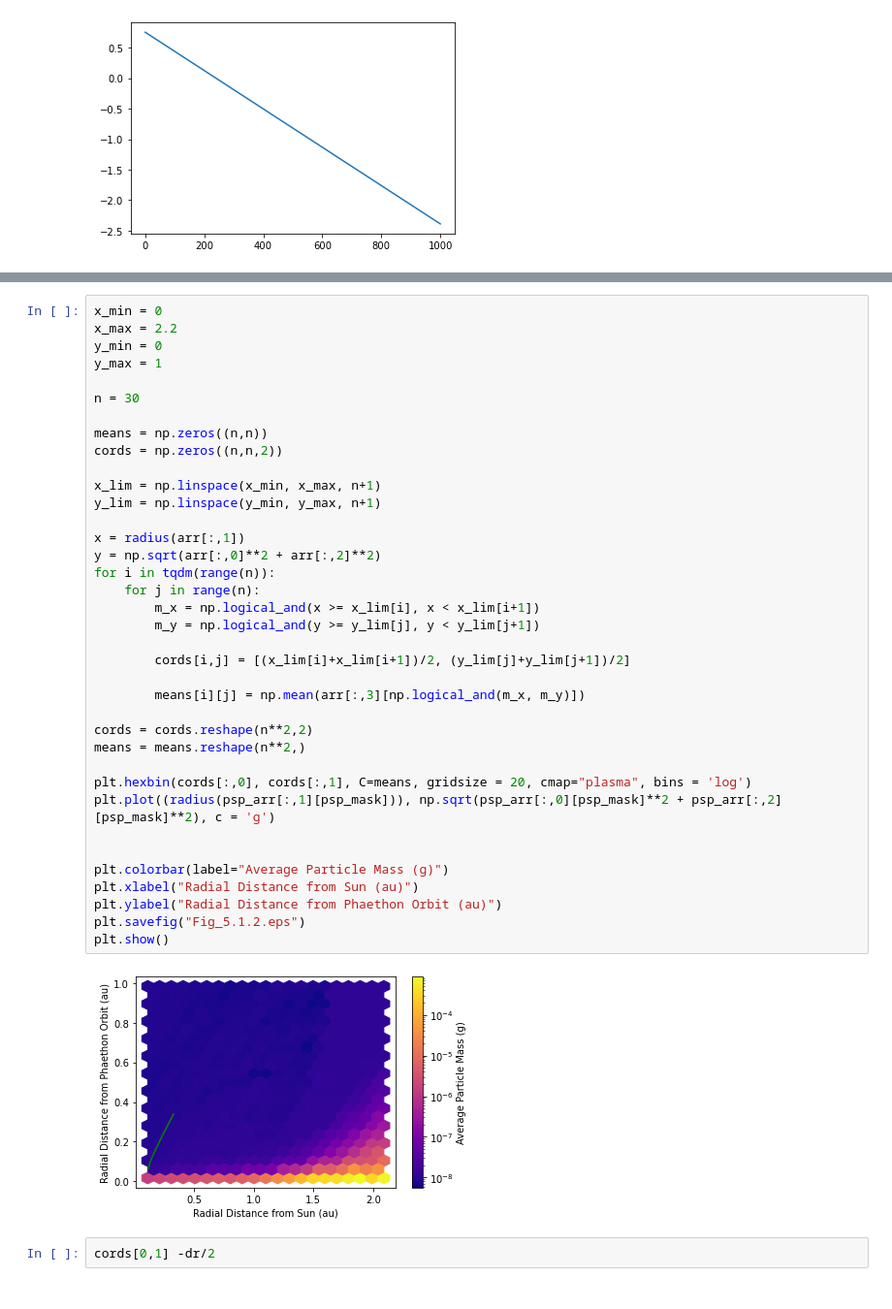
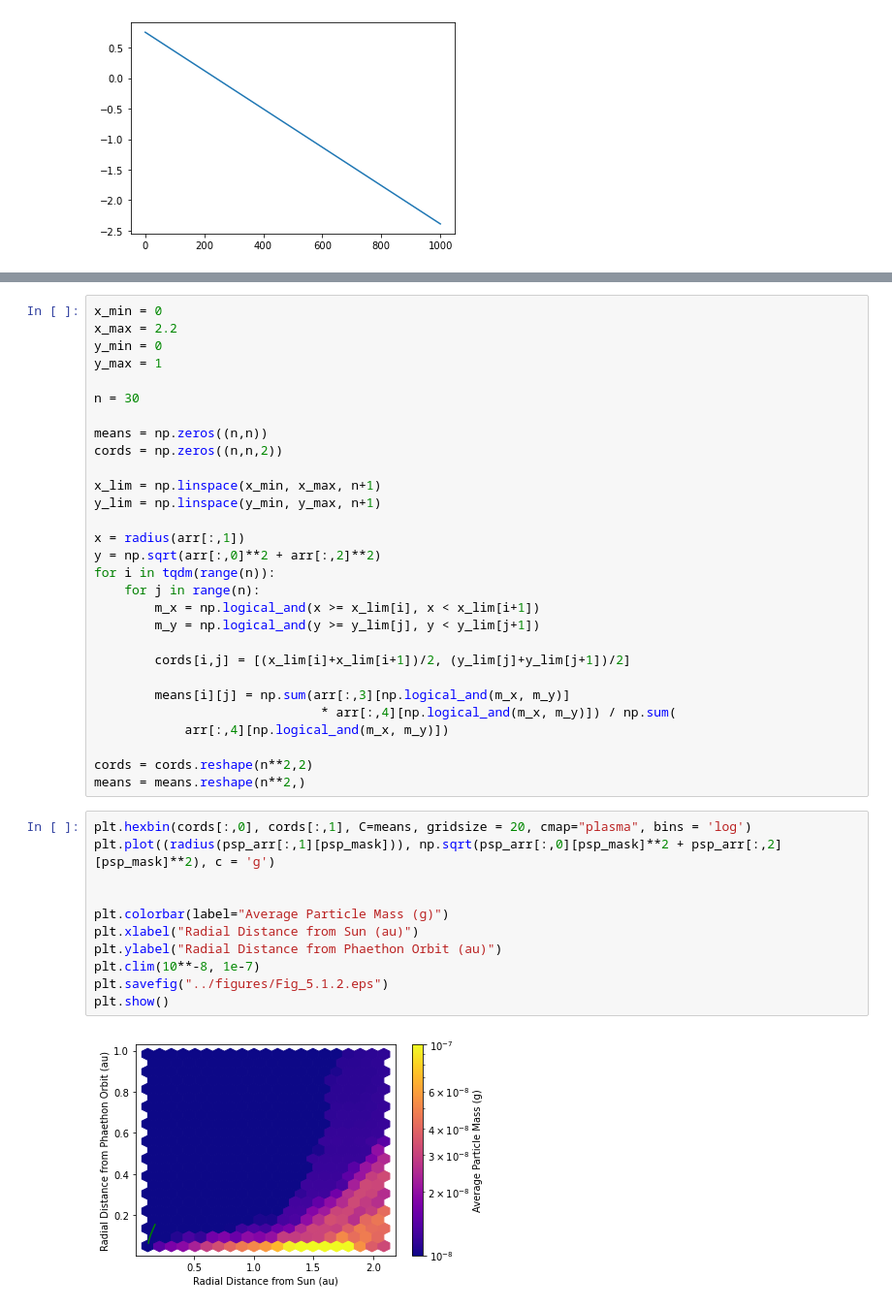
Before and after one commit to wcukier/Phaethon_Meteoroids, a Jupyter notebook: scripts/Fig 5 A -- Meteoroid Data Reader-Spectogram- outgoing-no_vel + orbit.ipynb, the cells around one changed output, grey strips where cells are left out. Shown at 97% size. Cells and saved outputs as stored; diff of their text form.

```diff
--- a/scripts/Fig 5 A -- Meteoroid Data Reader-Spectogram- outgoing-no_vel + orbit.ipynb
+++ b/scripts/Fig 5 A -- Meteoroid Data Reader-Spectogram- outgoing-no_vel + orbit.ipynb
@@ -341,23 +333,24 @@ for i in tqdm(range(n)):
 
         cords[i,j] = [(x_lim[i]+x_lim[i+1])/2, (y_lim[j]+y_lim[j+1])/2]
 
-        means[i][j] = np.mean(arr[:,3][np.logical_and(m_x, m_y)])
+        means[i][j] = np.sum(arr[:,3][np.logical_and(m_x, m_y)]
+                              * arr[:,4][np.logical_and(m_x, m_y)]) / np.sum(
+            arr[:,4][np.logical_and(m_x, m_y)])
 
 cords = cords.reshape(n**2,2)
 means = means.reshape(n**2,)
-
-plt.hexbin(cords[:,0], cords[:,1], C=means, gridsize = 20, cmap="plasma", bins = 'log')
-plt.plot((radius(psp_arr[:,1][psp_mask])), np.sqrt(psp_arr[:,0][psp_mask]**2 + psp_arr[:,2][psp_mask]**2), c = 'g')
-
-
-plt.colorbar(label="Average Particle Mass (g)")
-plt.xlabel("Radial Distance from Sun (au)")
-plt.ylabel("Radial Distance from Phaethon Orbit (au)")
-plt.savefig("Fig_5.1.2.eps")
-plt.show()
-# %% [output]
-[figure, removed]
-# %%
-cords[0,1] -dr/2
+# %%
+plt.hexbin(cords[:,0], cords[:,1], C=means, gridsize = 20, cmap="plasma", bins = 'log')
+plt.plot((radius(psp_arr[:,1][psp_mask])), np.sqrt(psp_arr[:,0][psp_mask]**2 + psp_arr[:,2][psp_mask]**2), c = 'g')
+
+
+plt.colorbar(label="Average Particle Mass (g)")
+plt.xlabel("Radial Distance from Sun (au)")
+plt.ylabel("Radial Distance from Phaethon Orbit (au)")
+plt.clim(10**-8, 1e-7)
+plt.savefig("../figures/Fig_5.1.2.eps")
+plt.show()
+# %% [output]
+[figure, added]
 # %%
 cords[0,1] + dr/2
```
Also changed, not shown: parts of 14 cells of this notebook, 14 other files.
